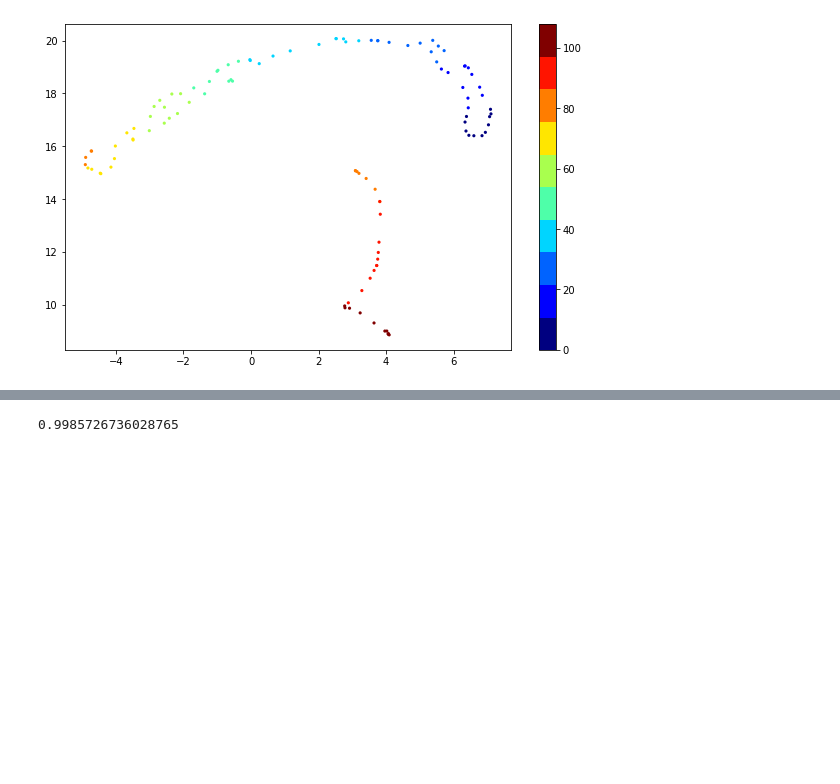
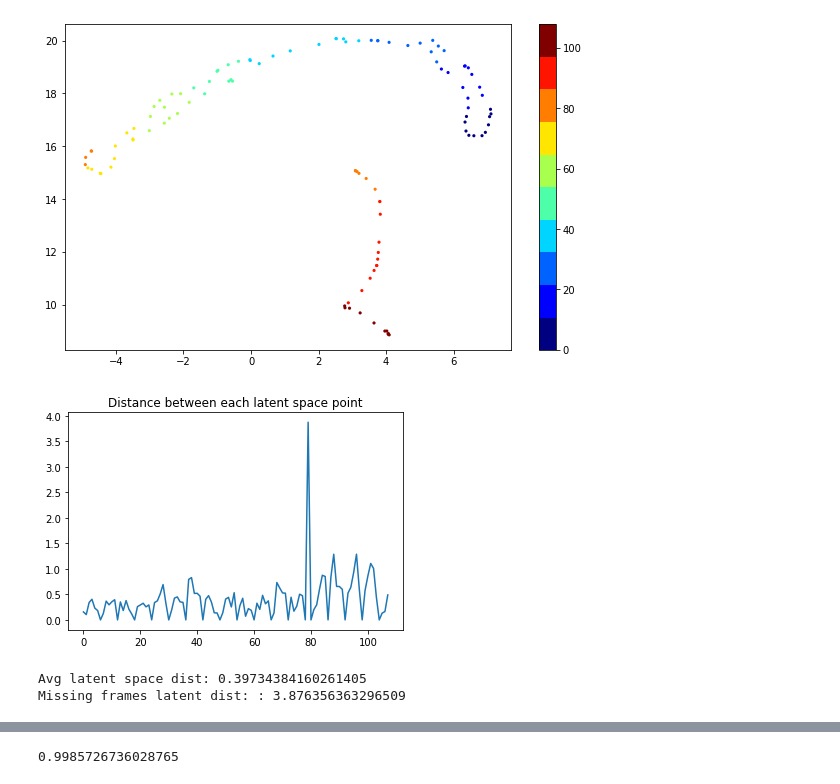
Before and after one commit to joshpapermaster/CS395T-FinalProject, a Jupyter notebook: FinalProject.ipynb, the cells around one changed output, grey strips where cells are left out. Drawn from its saved outputs; the diff is of its cells as text; code cells hidden in the pictures; blank space fills up the shorter version.

Commit message:
Added error bounds and finished analysis

```diff
--- a/FinalProject.ipynb
+++ b/FinalProject.ipynb
@@ -138,9 +173,11 @@ class Decoder(nn.Module):
     return x.view(-1, x_len, y_len, z_len)
 # %%
 from torch import exp, randn_like
-def sample(mu, logvar):
+def sample(mu, logvar, testing=False):
   ## YOUR CODE HERE ##
     std_dev = exp(0.5*logvar)
+    if testing:
+        return mu
     return randn_like(mu)*std_dev + mu
 # %%
 from scipy.stats import norm
@@ -257,0 +308,9 @@ Proof of concept to make sure this VAE works ^
+# %%
+# Test MSE of latent space
+trained_mse = []
+decoded_train_images = []
+for i in range(len(images)):
+    decoded_train_images.append(decoder2(sample(torch.from_numpy(test_features[i].astype(np.float32)), test_sigmas[i], testing=True)))
+results = grade_results(images, decoded_train_images)
+mean,variance = get_mean_variance(results)
+print(str(mean + variance.max()) + " upper bound")
@@ -358,11 +435,13 @@ from sklearn.manifold import TSNE
 # %%
 test_features = []
 test_labels=[]
+test_sigmas = []
 for i in range(len(train_images)):
     z, sigma = trained_encoder(train_images[i])
     z = z.detach().numpy()
     z = np.squeeze(z)
     test_features.append(z)
+    test_sigmas.append(sigma)
     test_labels.append(i)
 
 test_features = np.array(test_features)
@@ -381,3 +460,13 @@ plt.colorbar()
 # %% [output]
 <matplotlib.colorbar.Colorbar at 0x...>
 [figure]
+# %%
+plt.title("Distance between each latent space point")
+plt.plot(get_latent_dist(test_features))
+plt.show()
+print("Avg latent space dist: " + str(get_latent_dist(test_features).mean()))
+print("Missing frames latent dist: : " + str(get_latent_dist(test_features).max()))
+# %% [output]
+[figure, added]
+Avg latent space dist: 0.39734384160261405
+Missing frames latent dist: : 3.876356363296509
```
Also changed, not shown: parts of 84 cells of this notebook.
